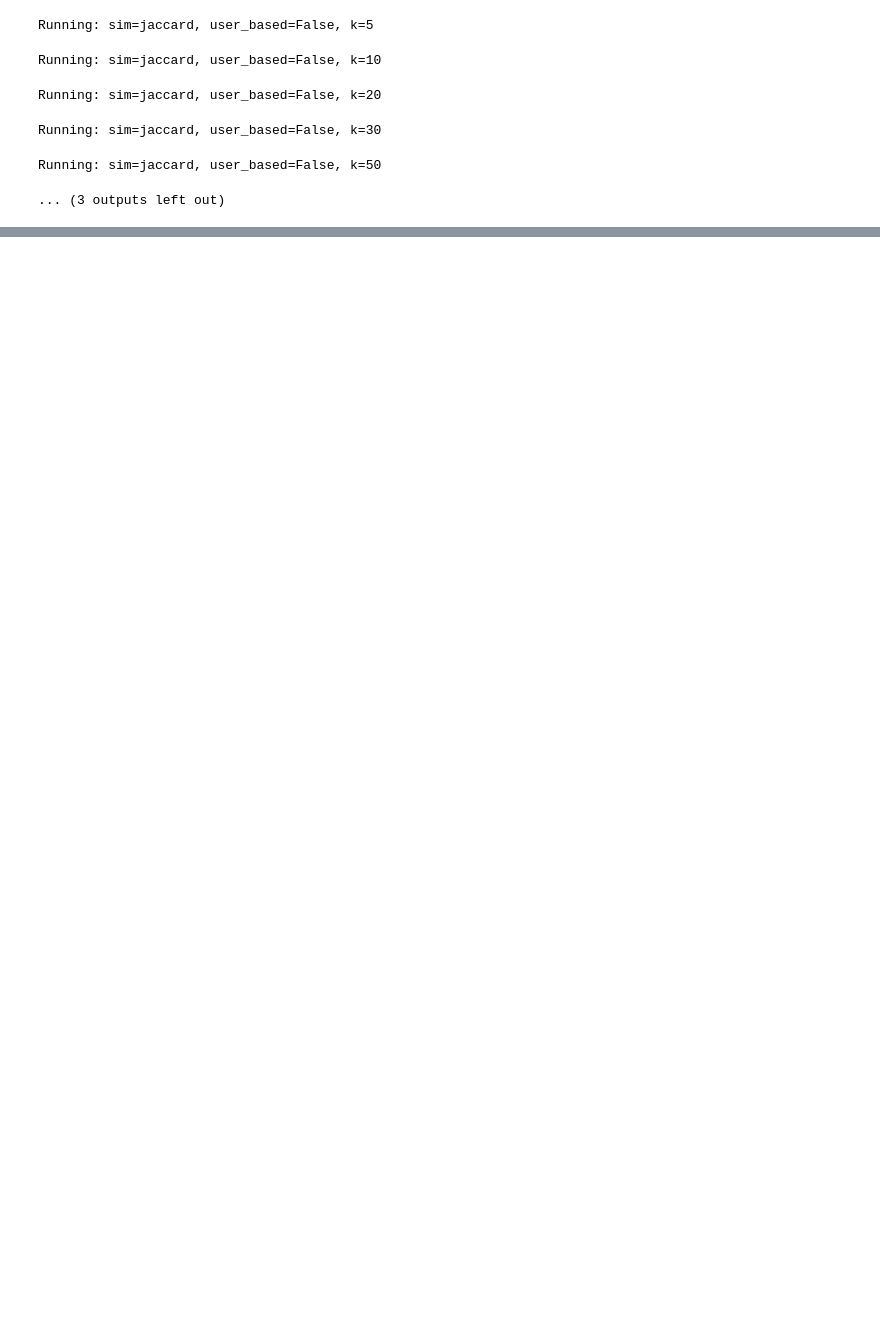
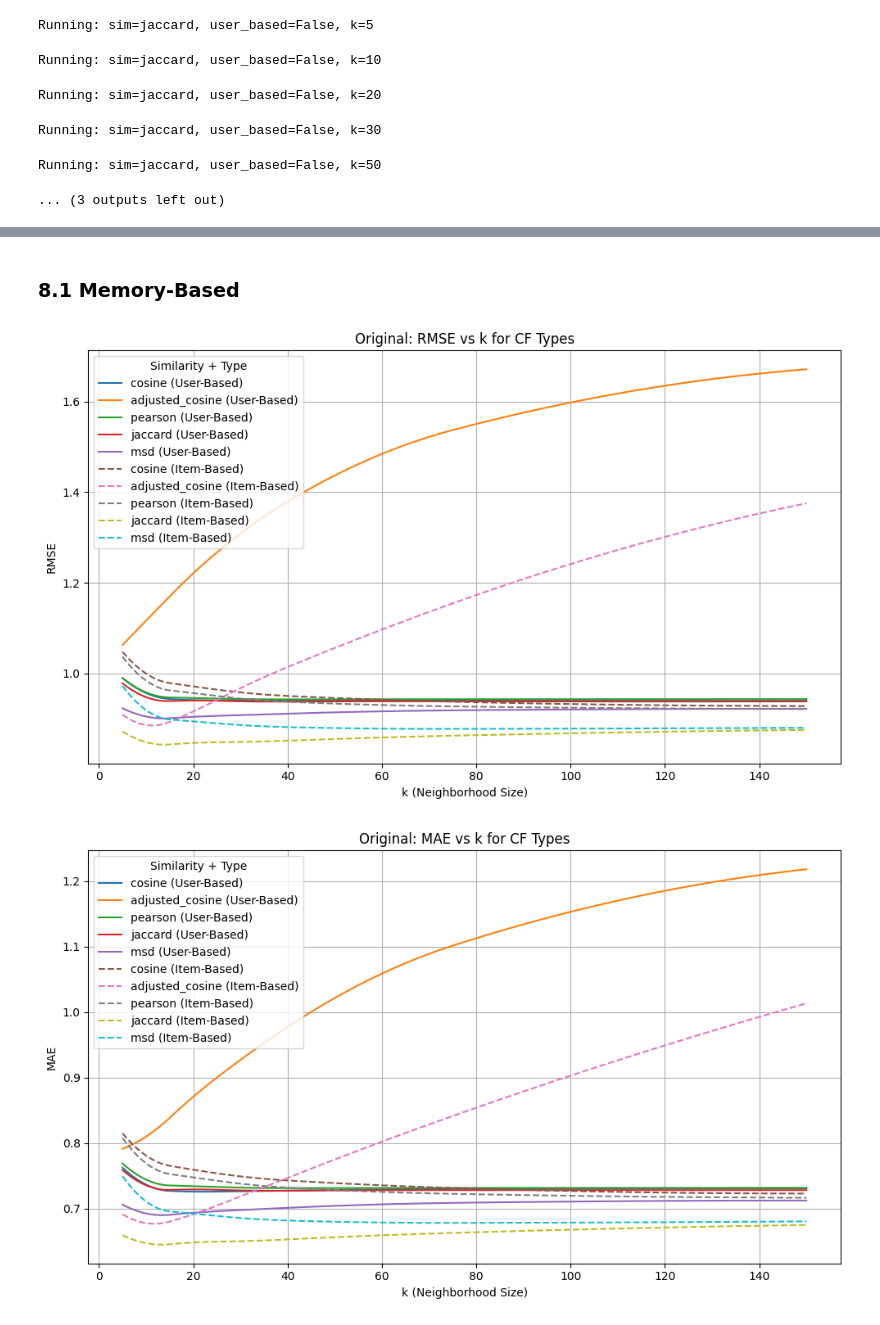
Before and after one commit to Victorschimmell/CollaborativeFiltering, a Jupyter notebook: CF_Experiment.ipynb, the cells around one changed output, grey strips where cells are left out. Drawn from its saved outputs; the diff is of its cells as text; code cells hidden in the pictures; blank space fills up the shorter version.

Commit message:
Added visualizations
Using matplotlib and scipy

```diff
--- a/CF_Experiment.ipynb
+++ b/CF_Experiment.ipynb
@@ -499,0 +585,8 @@ Running: sim=jaccard, user_based=False, k=50
+# %% [markdown]
+### 8.1 Memory-Based
+# %%
+plot_cf_results(cf_results, title_prefix='Original: ')
+plot_cf_results(sparse_cf_results, title_prefix='Sparse: ')
+# %% [output]
+[figure, added]
+[figure, added]
```
Also changed, not shown: parts of 6 cells of this notebook.
